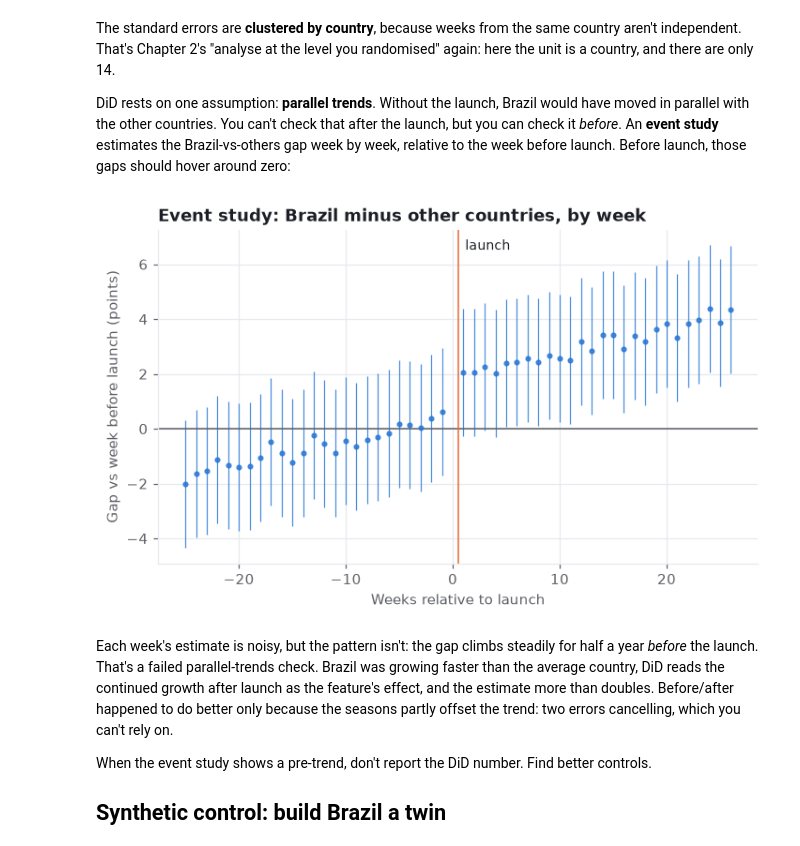
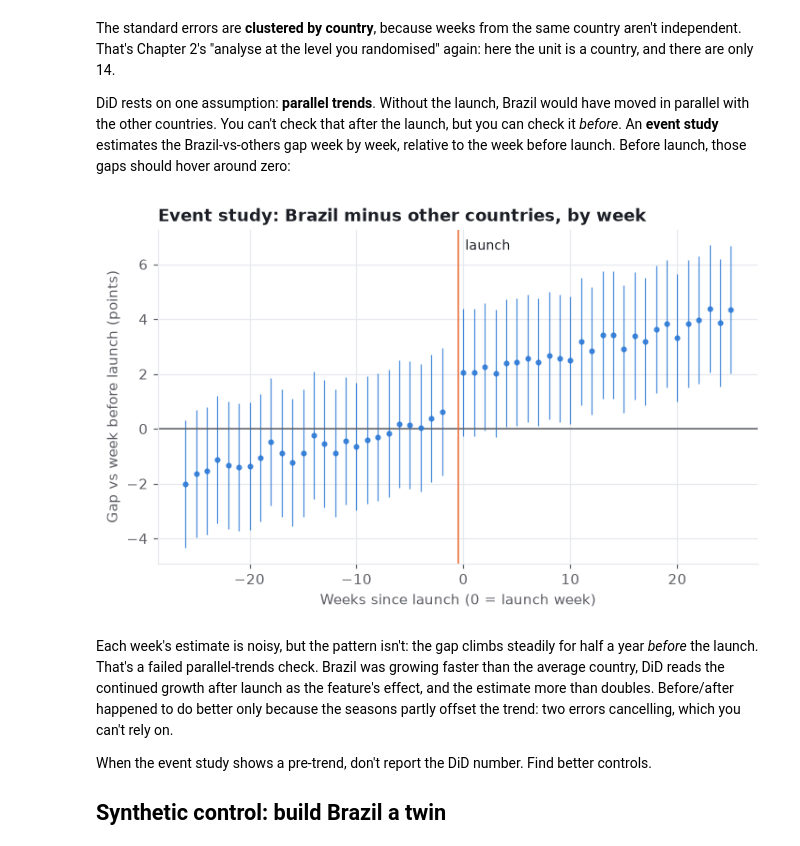
Before and after one commit to sugix/lift-not-luck, a Jupyter notebook: chapters/12-natural-experiments.ipynb, the cells around one changed output. Saved outputs shown, nothing was run; the diff lists cells and outputs as text; code cells hidden in the pictures.

Commit message:
Chapter 12: event study counts weeks from the launch week (0 = launch week)

```diff
--- a/chapters/12-natural-experiments.ipynb
+++ b/chapters/12-natural-experiments.ipynb
@@ -87,30 +87,30 @@ The standard errors are **clustered by country**, because weeks from the same co
 DiD rests on one assumption: **parallel trends**. Without the launch, Brazil would have moved in parallel with the other countries. You can't check that after the launch, but you can check it *before*. An **event study** estimates the Brazil-vs-others gap week by week, relative to the week before launch. Before launch, those gaps should hover around zero:
 # %%
 E = P.copy()
-E["rel"] = E.week - (Q.LAUNCH_WEEK - 1)
+E["rel"] = E.week - Q.LAUNCH_WEEK          # 0 is the launch week; -1, the week before, is the baseline
 for r in sorted(E.rel.unique()):
-    if r != 0:
+    if r != -1:
         E[f"b_{r + 100}"] = ((E.brazil == 1) & (E.rel == r)).astype(int)
 terms = " + ".join(c for c in E.columns if c.startswith("b_"))
 ev = smf.ols(f"active_share ~ {terms} + C(country) + C(week)", E).fit()
 rel = np.array([int(c[2:]) - 100 for c in E.columns if c.startswith("b_")])
 coef = np.array([ev.params[f"b_{r + 100}"] for r in rel])
 se = np.array([ev.bse[f"b_{r + 100}"] for r in rel])
 order = np.argsort(rel)
 rel, coef, se = rel[order], coef[order], se[order]
 
 fig, ax = plt.subplots()
 ax.errorbar(rel, coef, yerr=1.96 * se, fmt="o", markersize=3, color=style.SERIES[0],
             ecolor=style.SERIES[0], elinewidth=0.8, alpha=0.85)
 ax.axhline(0, color=style.MUTED, linewidth=1)
-ax.axvline(0.5, color=style.SERIES[1], linewidth=1)
-ax.annotate("launch", xy=(0.5, ax.get_ylim()[1] * 0.9), xytext=(5, 0), textcoords="offset points",
+ax.axvline(-0.5, color=style.SERIES[1], linewidth=1)
+ax.annotate("launch", xy=(-0.5, ax.get_ylim()[1] * 0.9), xytext=(5, 0), textcoords="offset points",
             fontsize=9, color=style.INK)
 ax.set(title="Event study: Brazil minus other countries, by week",
-       xlabel="Weeks relative to launch", ylabel="Gap vs week before launch (points)")
+       xlabel="Weeks since launch (0 = launch week)", ylabel="Gap vs week before launch (points)")
 plt.show()
 # %% [output]
-[figure, old version]
+[figure, new version]
 # %% [markdown]
 Each week's estimate is noisy, but the pattern isn't: the gap climbs steadily for half a year *before* the launch. That's a failed parallel-trends check. Brazil was growing faster than the average country, DiD reads the continued growth after launch as the feature's effect, and the estimate more than doubles. Before/after happened to do better only because the seasons partly offset the trend: two errors cancelling, which you can't rely on.
 
```
